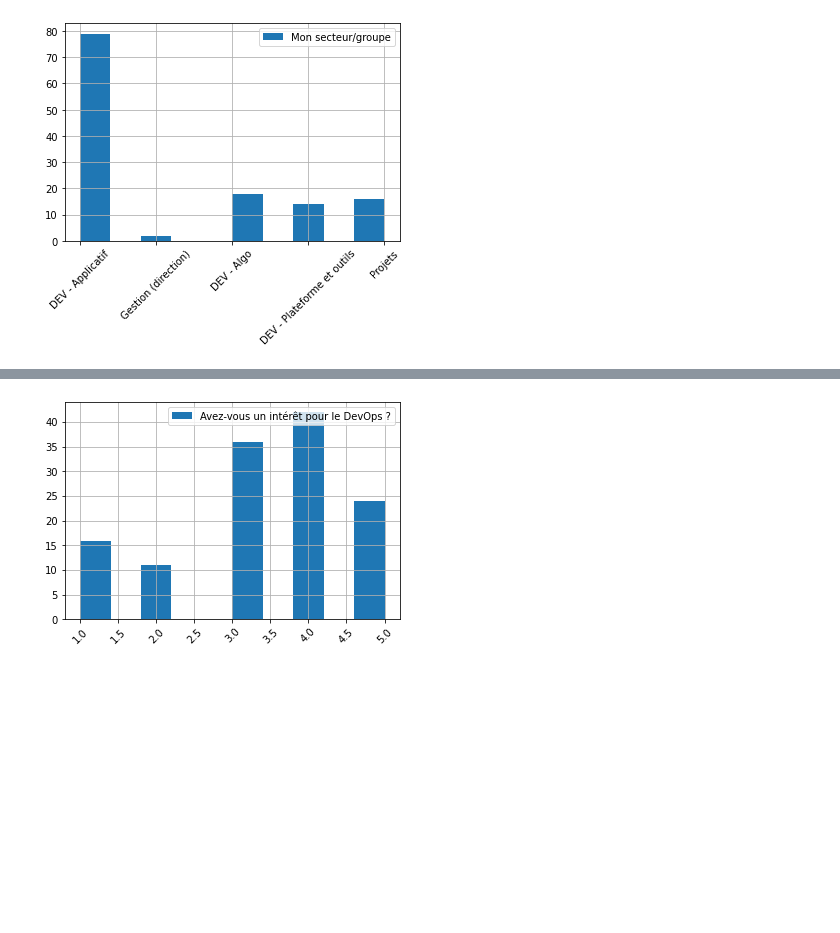
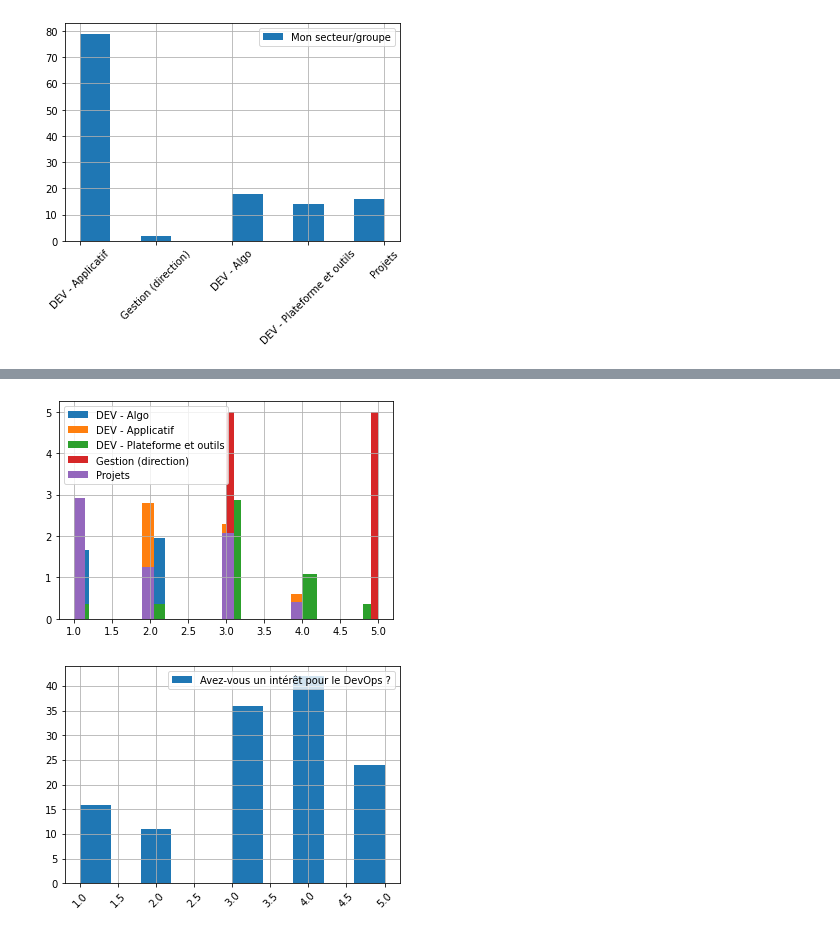
Before and after one commit to delemarchand2020/testColab, a Jupyter notebook: AnalyseSondageDevops.ipynb, the cells around one changed output, grey strips where cells are left out. Cells and saved outputs as stored; diff of their text form; code cells hidden in the pictures; blank space fills up the shorter version.

```diff
--- a/AnalyseSondageDevops.ipynb
+++ b/AnalyseSondageDevops.ipynb
@@ -14 +26,6 @@ dummy = df['Mon secteur/groupe'].hist(legend=True, xrot=45)
+# %%
+#@title Connaissance à priori du Devops par secteur - distribution des notes (1 à 5)
+dummy = df.groupby('Mon secteur/groupe')['Quelle est votre connaissance, à priori, du DevOps ?'].hist(legend=True, density=True, bins=20)
+# %% [output]
+[figure, added]
 # %%
```
Also changed, not shown: parts of 14 cells of this notebook.
